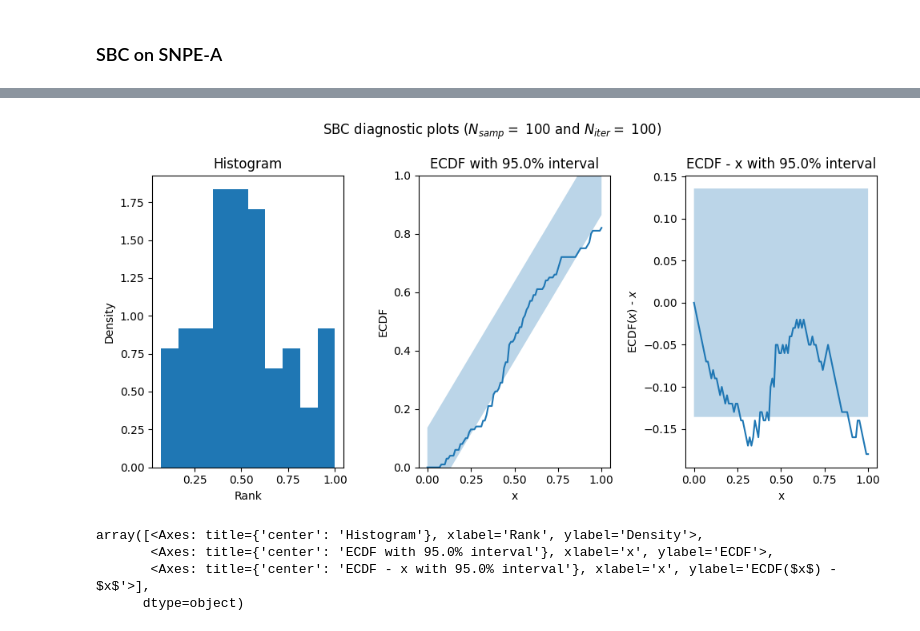
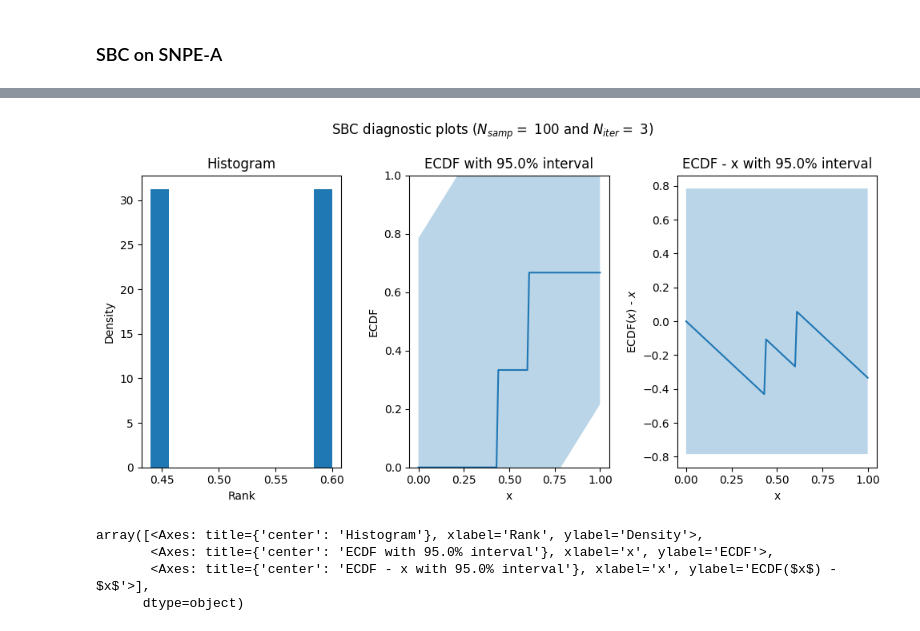
Before and after one commit to kaisamaroo/SBC-SBI, a Jupyter notebook: notebooks/toy_examples/norm_norm_diffuse_1d/npe_a.ipynb, the cells around one changed output, grey strips where cells are left out. Saved outputs shown, nothing was run; the diff lists cells and outputs as text; code cells hidden in the pictures.

```diff
--- a/notebooks/toy_examples/norm_norm_diffuse_1d/npe_a.ipynb
+++ b/notebooks/toy_examples/norm_norm_diffuse_1d/npe_a.ipynb
@@ -207,7 +145,12 @@ ranks_sequential = sbc_ranks_snpe_a(simulator,
+# %%
+sequential_ranks_name = "sequential_sbc_ranks_Niter3_Nsamp100_sig150.0_nspr5000_nr4_nc1"
+sequential_ranks_path = results_path + sequential_ranks_name + ".npy"
+
+sequential_ranks = np.load(sequential_ranks_path)
 # %%
-plot_sbc_all(ranks_sequential, N_iter=100, N_samp=100)
+plot_sbc_all(sequential_ranks, N_iter=3, N_samp=100)
 # %% [output]
-[figure, old version]
+[figure, new version]
 array([<Axes: title={'center': 'Histogram'}, xlabel='Rank', ylabel='Density'>,
        <Axes: title={'center': 'ECDF with 95.0% interval'}, xlabel='x', ylabel='ECDF'>,
        <Axes: title={'center': 'ECDF - x with 95.0% interval'}, xlabel='x', ylabel='ECDF($x$) - $x$'>],
```
Also changed, not shown: parts of 15 cells of this notebook, 7 other files.
